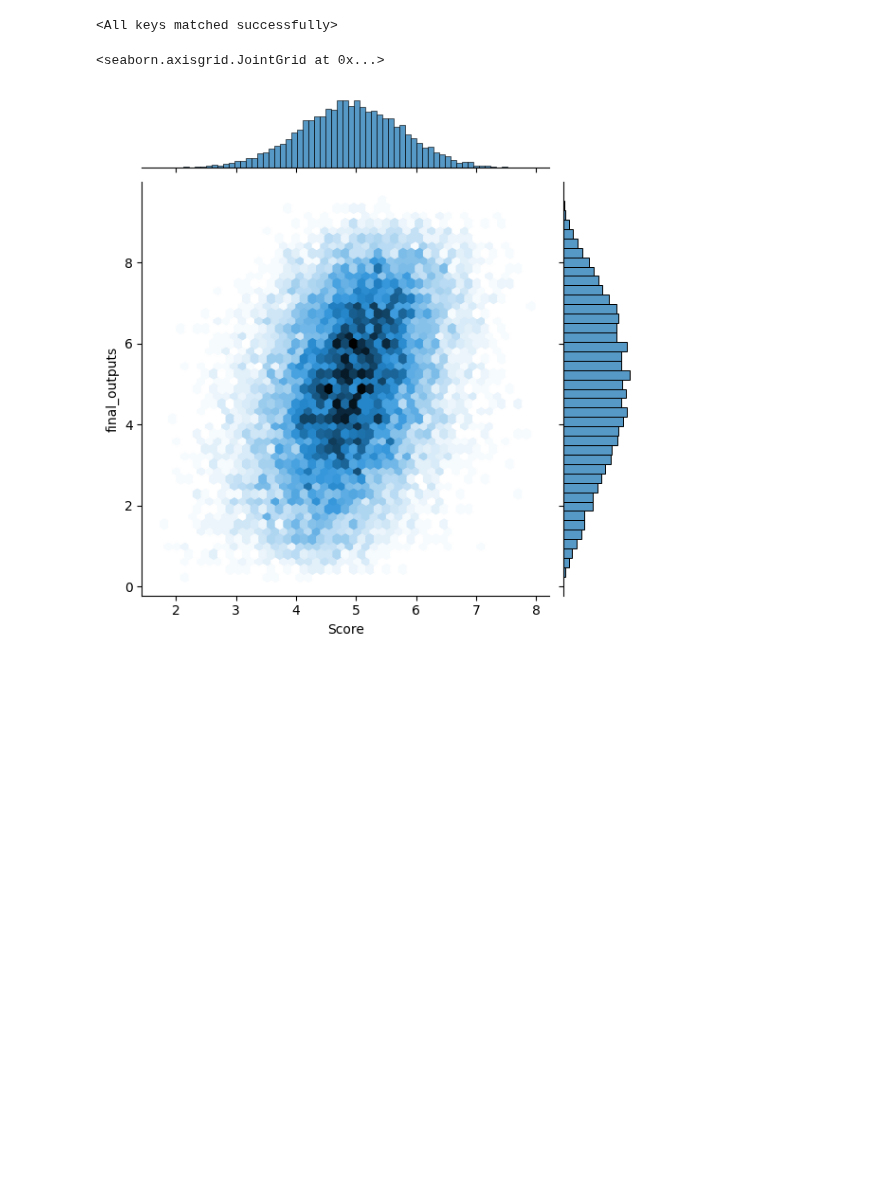
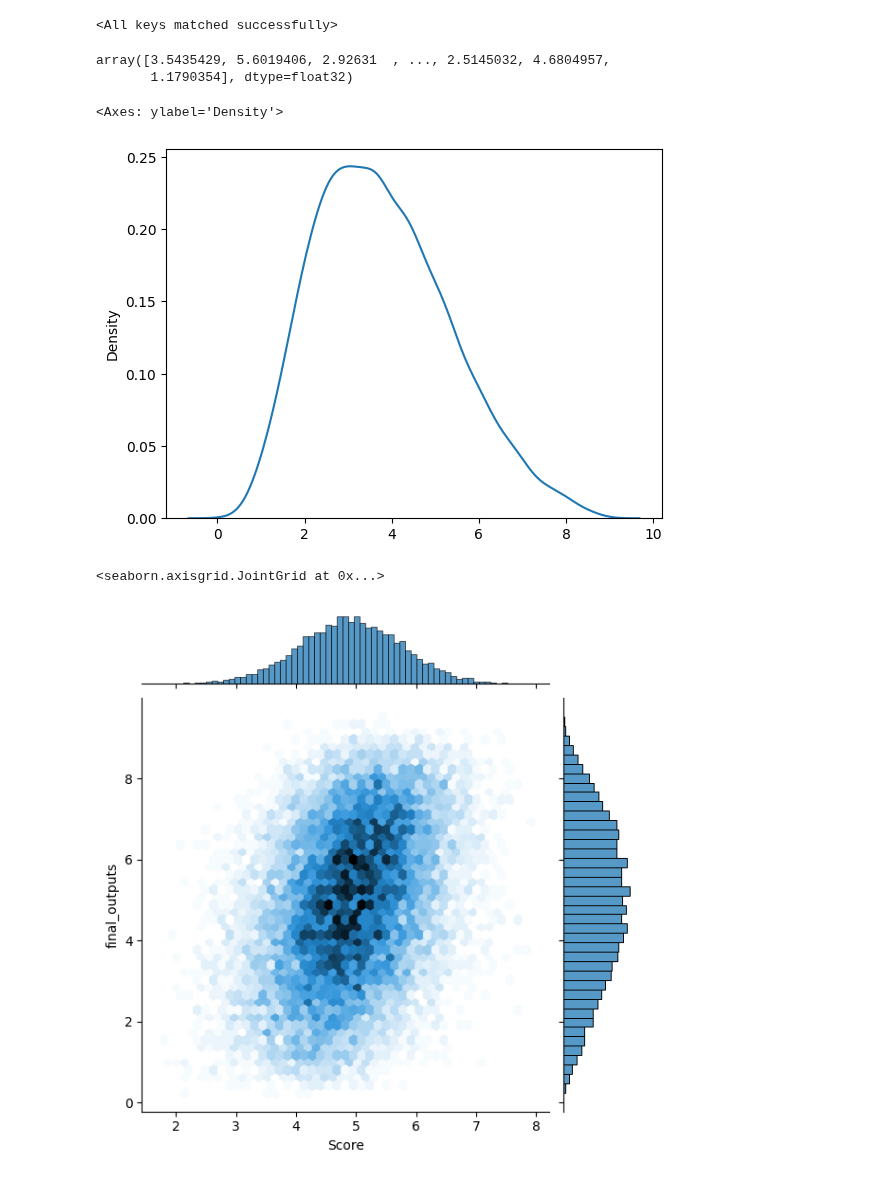
Before and after one commit to CeHouGIS/Safety_Perception_HK, a Jupyter notebook: safety_perception_model/single_model/data fusion.ipynb, the cells around one changed output. Cells and saved outputs as stored; diff of their text form; code cells hidden in the pictures; blank space fills up the shorter version.

```diff
--- a/safety_perception_model/single_model/data fusion.ipynb
+++ b/safety_perception_model/single_model/data fusion.ipynb
@@ -41,7 +41,7 @@ def model_test(model, test_loader, LLM_model=None):
     all_outputs = []
     all_labels = []
     with torch.no_grad():  # 关闭梯度计算，节省内存
-        for data, target in tqdm(test_loader):
+        for data, target, _ in tqdm(test_loader):
             if LLM_model is not None:
                 data = LLM_pre_extractor([data[i] for i in range(len(data))])
             data, target = data.cuda(), target.cuda().long()
@@ -56,5 +69,10 @@ def model_test(model, test_loader, LLM_model=None):
 # %%
-data = pd.read_csv(parameters['placepulse_datapath'])
+# data = pd.read_csv(parameters['placepulse_datapath'])
+data = pd.read_pickle('/data2/cehou/LLM_safety/img_text_data/dataset_30_male_HongKong_traffic accident_GSV_2000_all_4712.pkl')
+data['label'] = 1
+data.rename(columns={"panoid": "Image_ID"}, inplace=True)
+error_panoid = {'_ZyueibIbaC6UyhG4WcRAA', 'kXQjqDhu9HnvAdIkKl-37Q'}
+data = data[~data['Image_ID'].isin(set(error_panoid))]
 data_ls = data[data['label'] != 0]
 data_ls.loc[data_ls[data_ls['label'] == -1].index, 'label'] = 0
 transform = get_transforms((224,224))
@@ -66,7 +84,7 @@ LLM_pre_extractor = None
 train_dataset = SafetyPerceptionDataset(data_ls[:train_num], transform=transform, paras=parameters)
 valid_dataset = SafetyPerceptionDataset(data_ls[train_num:train_num+valid_num], transform=transform, paras=parameters)
 test_dataset = SafetyPerceptionDataset(data_ls[train_num+valid_num:], transform=transform, paras=parameters)
-total_dataset = SafetyPerceptionDataset(data, transform=transform, paras=parameters)
+total_dataset = SafetyPerceptionDataset(data, transform=transform, paras=parameters, SVI_type="GSV")
 
 total_loader = torch.utils.data.DataLoader(total_dataset, batch_size=parameters['batch_size'])
 train_loader = torch.utils.data.DataLoader(train_dataset, batch_size=parameters['batch_size'], shuffle=True)
@@ -88,6 +106,17 @@ all_outputs, all_labels = model_test(model, total_loader)
 all_outputs_normalized = F.softmax(all_outputs, dim=1)
 final_outputs = all_outputs_normalized[:,0]* 0 + all_outputs_normalized[:,1] * 10
 final_outputs = final_outputs.cpu().numpy()
+# %%
+final_outputs
+# %% [output]
+array([3.5435429, 5.6019406, 2.92631  , ..., 2.5145032, 4.6804957,
+       1.1790354], dtype=float32)
+# %%
+import seaborn as sns
+sns.kdeplot(final_outputs)
+# %% [output]
+<Axes: ylabel='Density'>
+[figure, added]
 # %%
 data['final_outputs'] = final_outputs
 # %%
```
Also changed, not shown: parts of 20 cells of this notebook, 4 other files.
